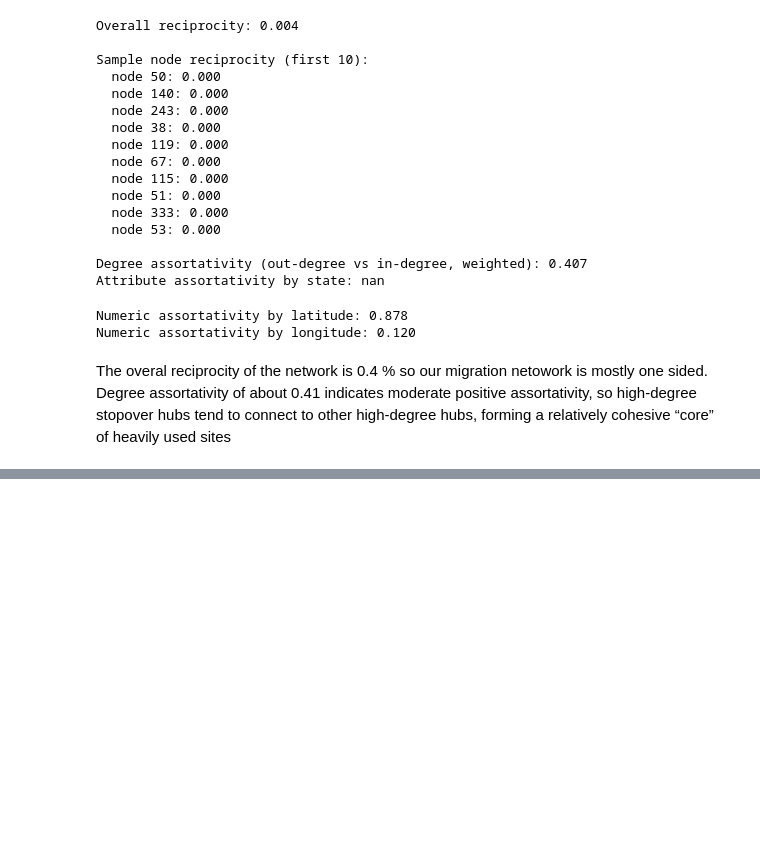
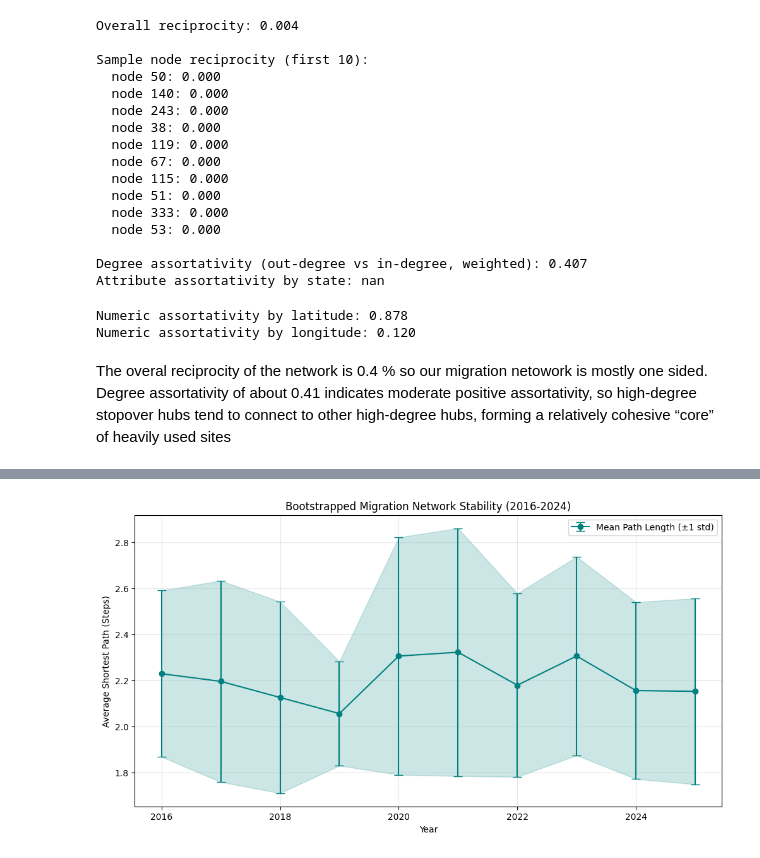
Before and after one commit to manasi2905/Climate-Change-Driven-Bird-Migration, a Jupyter notebook: network_features.ipynb, the cells around one changed output, grey strips where cells are left out. Cells and saved outputs as stored; diff of their text form; code cells hidden in the pictures; blank space fills up the shorter version.

Commit message:
Included temporal analysis of the network from 2016-2025. We compute diam_mean, path length for the 90th percentile and lwcc.

```diff
--- a/network_features.ipynb
+++ b/network_features.ipynb
@@ -65,0 +161,23 @@ The overal reciprocity of the network is 0.4 % so our migration netowork is most
+# %%
+import matplotlib.pyplot as plt
+
+plt.figure(figsize=(12, 6))
+
+# Plotting Path Mean with Standard Deviation as a shaded area
+plt.errorbar(bootstrap_df['year'], bootstrap_df['path_mean'],
+             yerr=bootstrap_df['path_std'], fmt='-o', capsize=5,
+             label='Mean Path Length (±1 std)', color='teal')
+
+plt.fill_between(bootstrap_df['year'],
+                 bootstrap_df['path_mean'] - bootstrap_df['path_std'],
+                 bootstrap_df['path_mean'] + bootstrap_df['path_std'],
+                 alpha=0.2, color='teal')
+
+plt.title('Bootstrapped Migration Network Stability (2016-2024)')
+plt.xlabel('Year')
+plt.ylabel('Average Shortest Path (Steps)')
+plt.legend()
+plt.grid(True, alpha=0.3)
+plt.show()
+# %% [output]
+[figure, added]
```
Also changed, not shown: parts of 5 cells of this notebook.
